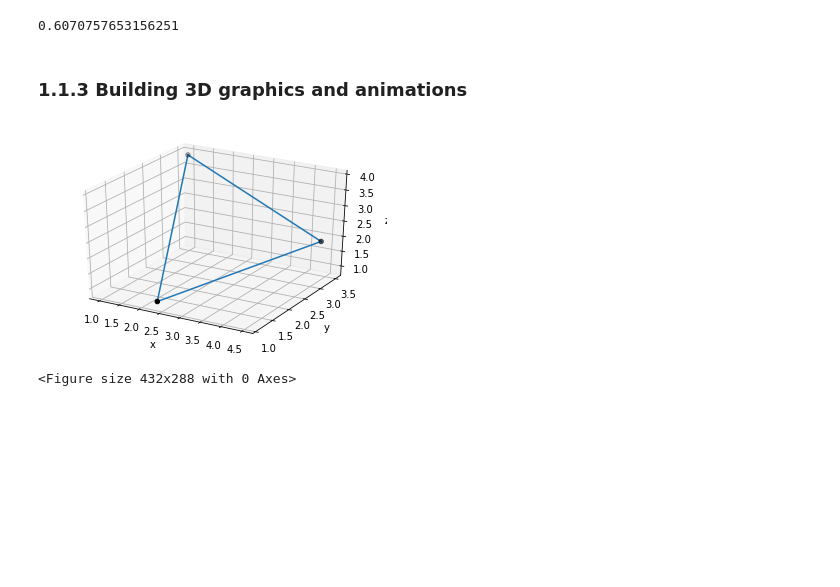
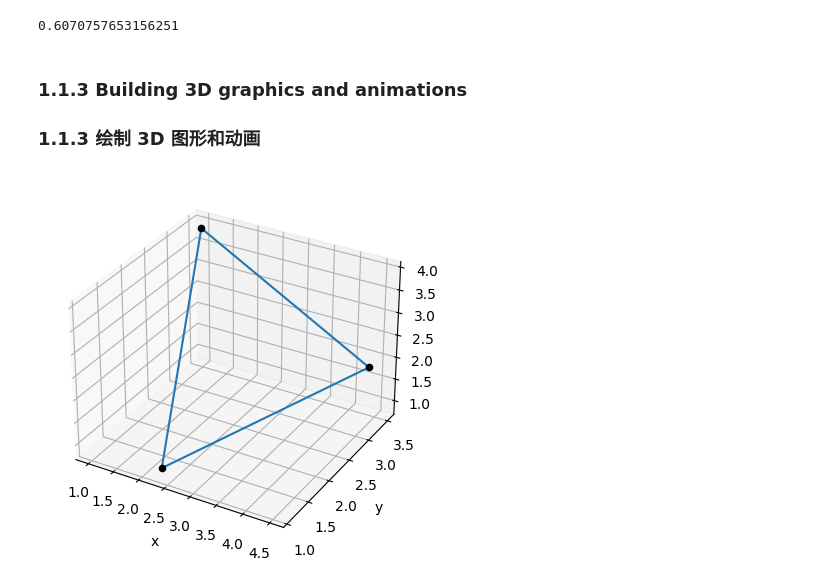
Before and after one commit to suuuch/Math-for-Programmers-CN, a Jupyter notebook: Chapter_01/Chapter_01_Walkthrough.ipynb, the cells around one changed output. Cells and saved outputs as stored; diff of their text form; code cells hidden in the pictures; blank space fills up the shorter version.

```diff
--- a/Chapter_01/Chapter_01_Walkthrough.ipynb
+++ b/Chapter_01/Chapter_01_Walkthrough.ipynb
@@ -94,20 +99,24 @@ plt.savefig('fig1.6.svg')
 0.6070757653156251
 # %% [markdown]
 ### 1.1.3 Building 3D graphics and animations
+
+### 1.1.3 绘制 3D 图形和动画
 # %%
 import sys
-sys.path.append('../Chapter 03')
+# sys.path.append('../Chapter 03')
+# git clone https://github.com/suuuch/Math-for-Programmers-CN.git
+sys.path.append('Math-for-Programmers-CN/Chapter 03')
 from draw3d import *
 
 triangle = [(2.3,1.1,0.9), (4.5,3.3,2.0), (1.0,3.5,3.9)]
 
 draw3d(
     Polygon3D(*triangle),
     Points3D(*triangle),
     axes=False,
     origin=False
 )
-plt.savefig('figures/1.08.svg')
+# plt.savefig('figures/1.08.svg')
+plt.show()
 # %% [output]
-[figure, old version]
+[figure, new version]
-<Figure size 432x288 with 0 Axes>
```
Also changed, not shown: parts of 9 cells of this notebook.
